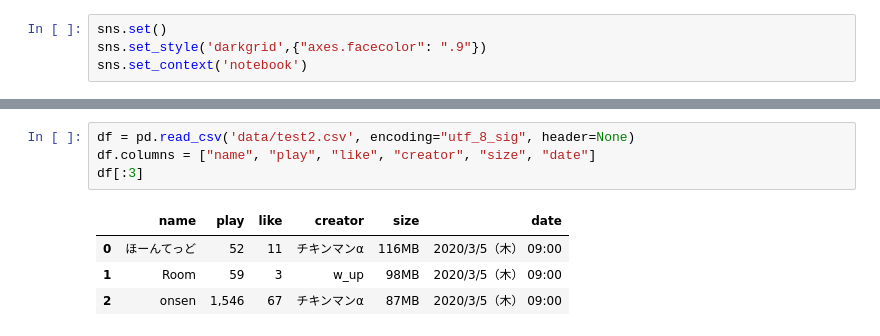
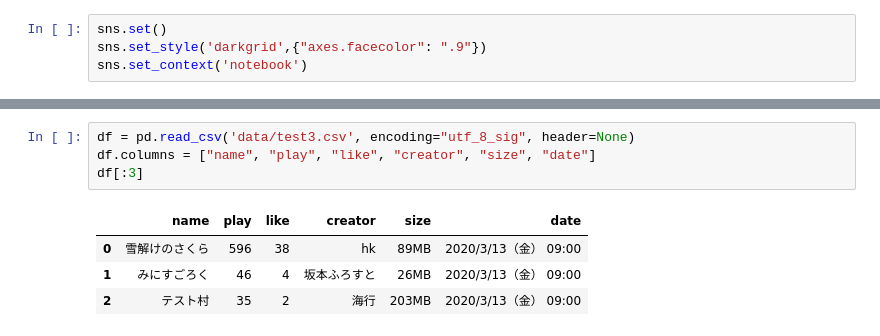
Before and after one commit to te260ku/cluster-scraping, a Jupyter notebook: cluster-scraping-analysis.ipynb, the cells around one changed output, grey strips where cells are left out. Saved outputs shown, nothing was run; the diff lists cells and outputs as text.

```diff
--- a/cluster-scraping-analysis.ipynb
+++ b/cluster-scraping-analysis.ipynb
@@ -16,9 +38,9 @@ sns.set_context('notebook')
 # %%
-df = pd.read_csv('data/test2.csv', encoding="utf_8_sig", header=None)
+df = pd.read_csv('data/test3.csv', encoding="utf_8_sig", header=None)
 df.columns = ["name", "play", "like", "creator", "size", "date"]
 df[:3]
 # %% [output]
 |  | name | play | like | creator | size | date |
-| 0 | ほーんてっど | 52 | 11 | チキンマンα | 116MB | 2020/3/5（木） 09:00 |
-| 1 | Room | 59 | 3 | w_up | 98MB | 2020/3/5（木） 09:00 |
-| 2 | onsen | 1,546 | 67 | チキンマンα | 87MB | 2020/3/5（木） 09:00 |
+| 0 | 雪解けのさくら | 596 | 38 | hk | 89MB | 2020/3/13（金） 09:00 |
+| 1 | みにすごろく | 46 | 4 | 坂本ふろすと | 26MB | 2020/3/13（金） 09:00 |
+| 2 | テスト村 | 35 | 2 | 海行 | 203MB | 2020/3/13（金） 09:00 |
```
Also changed, not shown: parts of 8 cells of this notebook, 8 other files.
